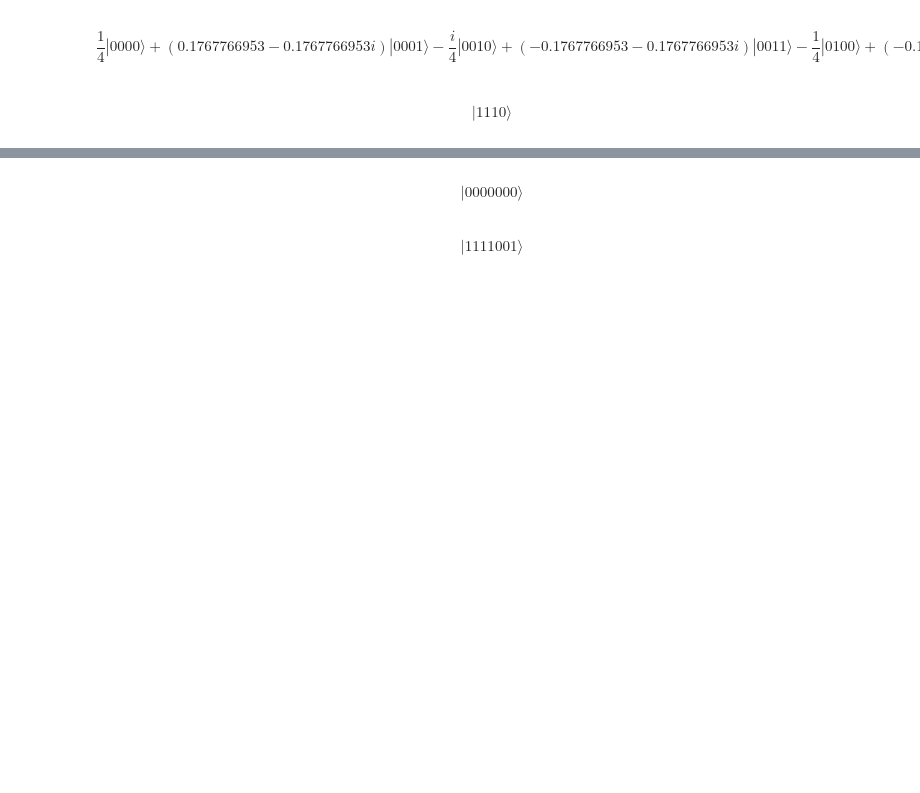
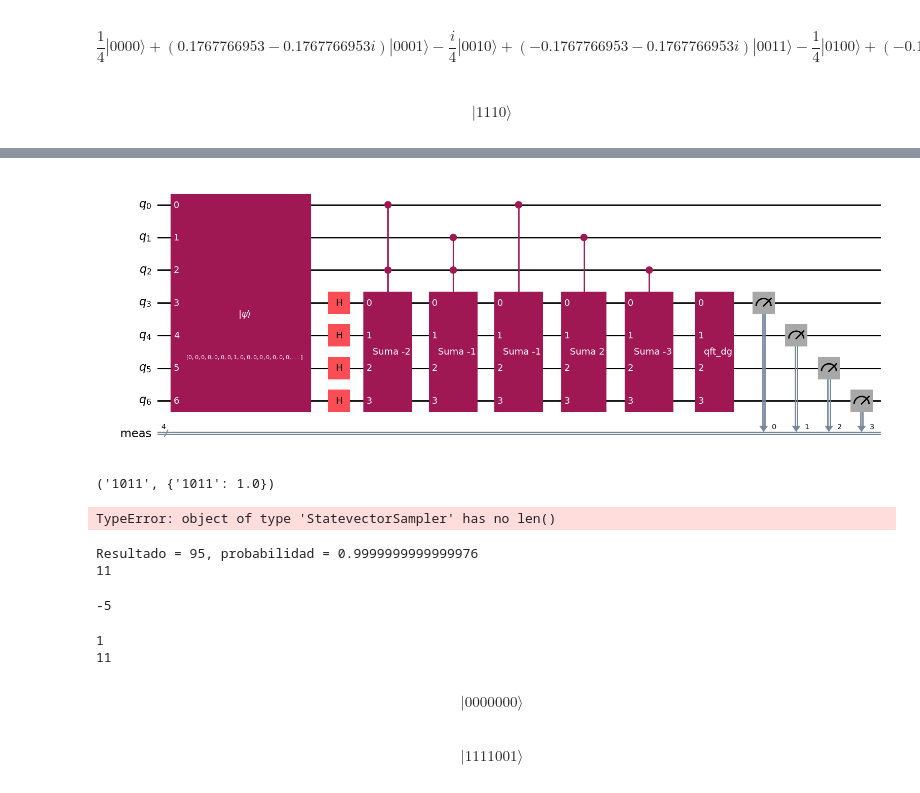
Before and after one commit to tarabelo/PIAC-2526, a Jupyter notebook: 06_Búsqueda_adaptativa_de_Grover_(GAS).ipynb, the cells around one changed output, grey strips where cells are left out. Drawn from its saved outputs; the diff is of its cells as text; code cells hidden in the pictures; blank space fills up the shorter version.

```diff
--- a/06_Búsqueda_adaptativa_de_Grover_(GAS).ipynb
+++ b/06_Búsqueda_adaptativa_de_Grover_(GAS).ipynb
@@ -354,0 +412,34 @@ qc.draw('mpl')
+# %%
+# Usamos el sampler base de Qiskit (basado en Statevector)
+from qiskit.primitives import StatevectorSampler
+
+def circuit_sampler(circuit, sampler, shots=10000):
+  estado_inicial = Statevector.from_int(7, 2**(n+nancillas))
+  qc = QuantumCircuit(circuit.num_qubits)
+
+  qc.initialize(estado_inicial)
+
+  qc.compose(circuit, inplace=True)
+
+  display(qc.draw('mpl'))
+
+  pub = (qc)
+  job = sampler.run([pub], shots=shots, )
+
+  # counts_int: Diccionario con claves=estados (binario), valor=ocurrencias
+  counts = job.result()[0].data.meas.get_counts()
+
+  # Probabilidades de cada estado (como diccionario Python)
+  # Diccionario con claves=estados (binario), valor=probabilidad
+  final_distribution = {key: val / shots for key, val in counts.items()}
+
+  # Estado con mayor probabilidad
+  max_prob = max(final_distribution, key=final_distribution.get)
+
+  return(max_prob, final_distribution)
+# %%
+sampler = StatevectorSampler()
+circuit_sampler(qc,sampler)
+# %% [output]
+[figure, added]
+('1011', {'1011': 1.0})
@@ -355,3 +465,38 @@ qc.draw('mpl')
+# %%
+r = g_cuantica(qc, 7)
+print(r)
+# %% [output]
+TypeError: object of type 'StatevectorSampler' has no len()
+# %%
+estado_inicial = Statevector.from_int(7, 2**(n+nancillas))
+estado_final = estado_inicial.evolve(qc)
+
+probabilidades = estado_final.probabilities()
+mas_probable = np.argmax(probabilidades)
+print("Resultado = {}, probabilidad = {}".format(mas_probable, probabilidades[mas_probable]))
+print(mas_probable >> 3)
+# %% [output]
+Resultado = 95, probabilidad = 0.9999999999999976
+11
+# %%
+num = 95 >> n
+bits = nancillas
+
+# Si el bit de signo está activo, restamos 2^bits
+if num >= (1 << (bits - 1)):
+    num -= (1 << bits)
+
+print(num)  # -33
+# %% [output]
+-5
+# %%
+# determina si el bit de signo es 1
+num = 95 >> n
+print((num & (1 << (bits-1))) >> (bits-1))
+print(num)
+# %% [output]
+1
+11
 # %%
 # Calculamos los diferentes valores de g
 for i in range(2**n):
```
Also changed, not shown: parts of 29 cells of this notebook.
